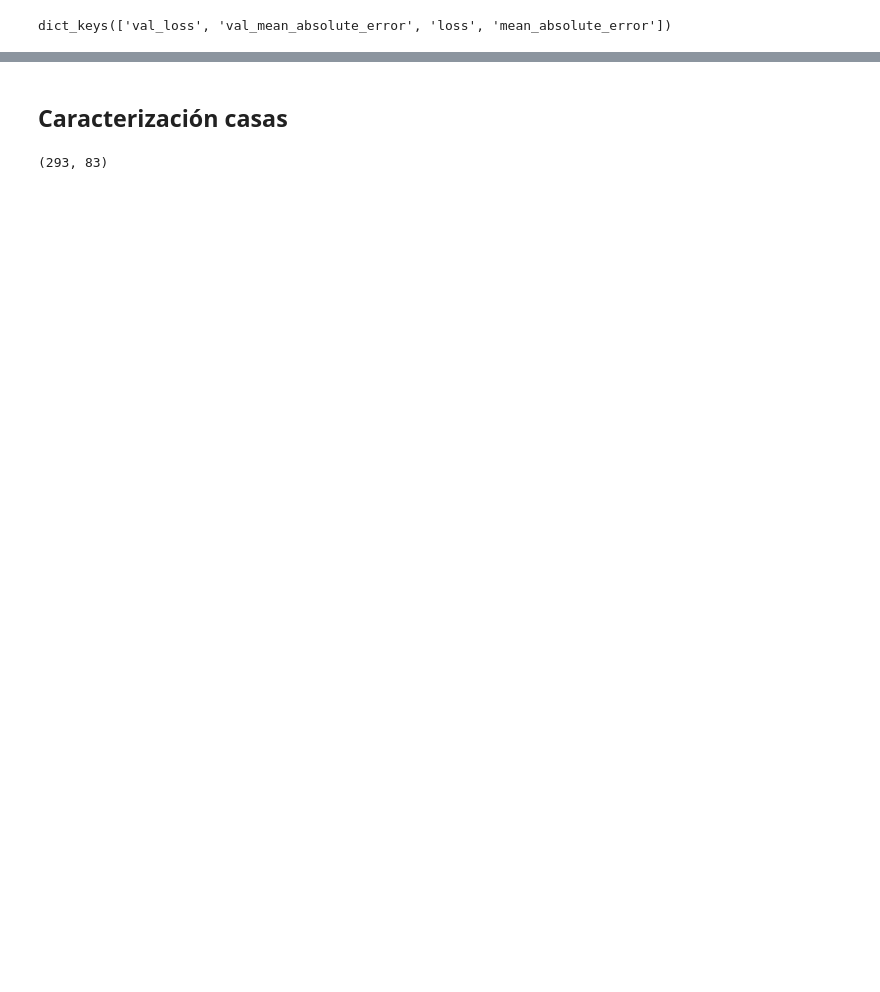
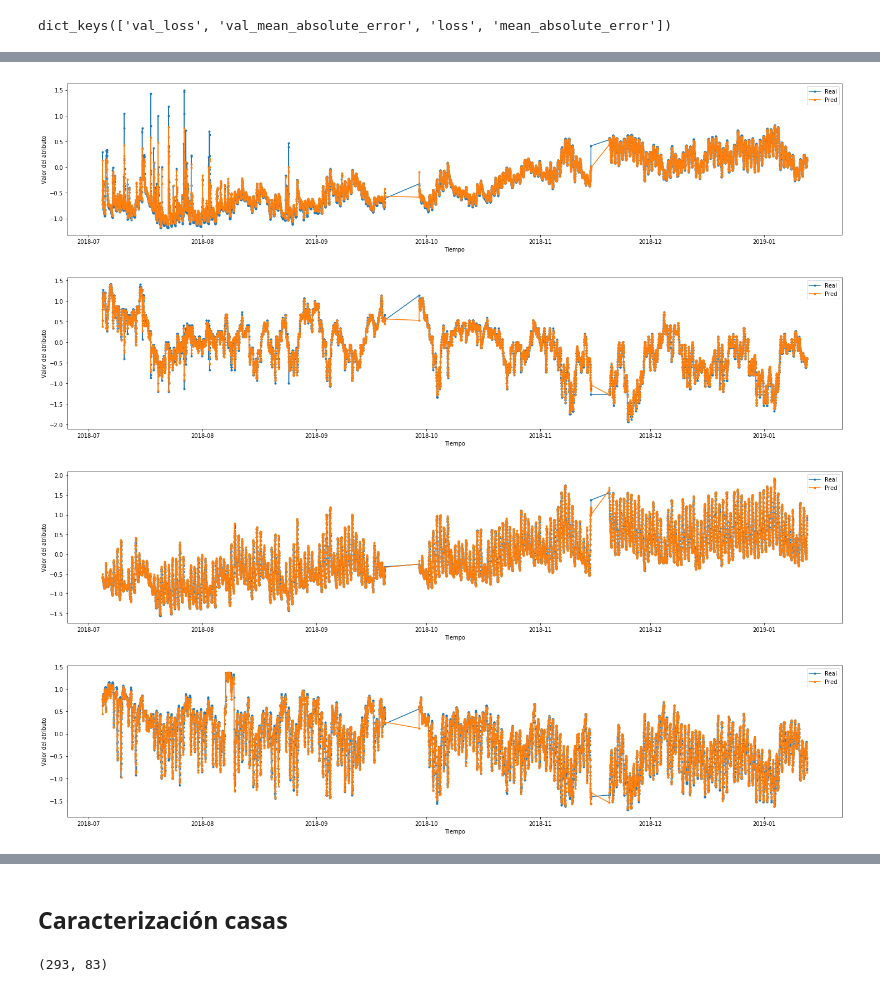
Before and after one commit to fco96/memoria, a Jupyter notebook: Memoria Francisco Olivares.ipynb, the cells around one changed output, grey strips where cells are left out. Drawn from its saved outputs; the diff is of its cells as text; code cells hidden in the pictures; blank space fills up the shorter version.

```diff
--- a/Memoria Francisco Olivares.ipynb
+++ b/Memoria Francisco Olivares.ipynb
@@ -520,0 +537,31 @@ chart_loss(history, 15)
+# %%
+y_pred = model.predict(X_val)
+# %%
+def chart_predictions(truth, pred, column_target=0):
+    plt.figure(figsize = (25,5))
+
+    #examples_count = truth.shape[0]
+
+    #plt.plot(range(1,examples_count+1), truth[:,column_target], '.-')
+    #plt.plot(range(1,examples_count+1), pred[:,column_target], '.-')
+
+    time = list(HASH_OF_TIME_SERIES[2][TRAIN_LENGTH+2:].index)
+
+    plt.plot(time, truth[:,column_target], '.-')
+    plt.plot(time, pred[:,column_target], '.-')
+
+    plt.xlabel('Tiempo')
+    plt.ylabel('Valor del atributo')
+    plt.legend( ('Real', 'Pred') )
+
+    plt.show()
+
+chart_predictions(Y_val, y_pred, 0)
+chart_predictions(Y_val, y_pred, 1)
+chart_predictions(Y_val, y_pred, 2)
+chart_predictions(Y_val, y_pred, 3)
+# %% [output]
+[figure, added]
+[figure, added]
+[figure, added]
+[figure, added]
```
Also changed, not shown: parts of 6 cells of this notebook.
